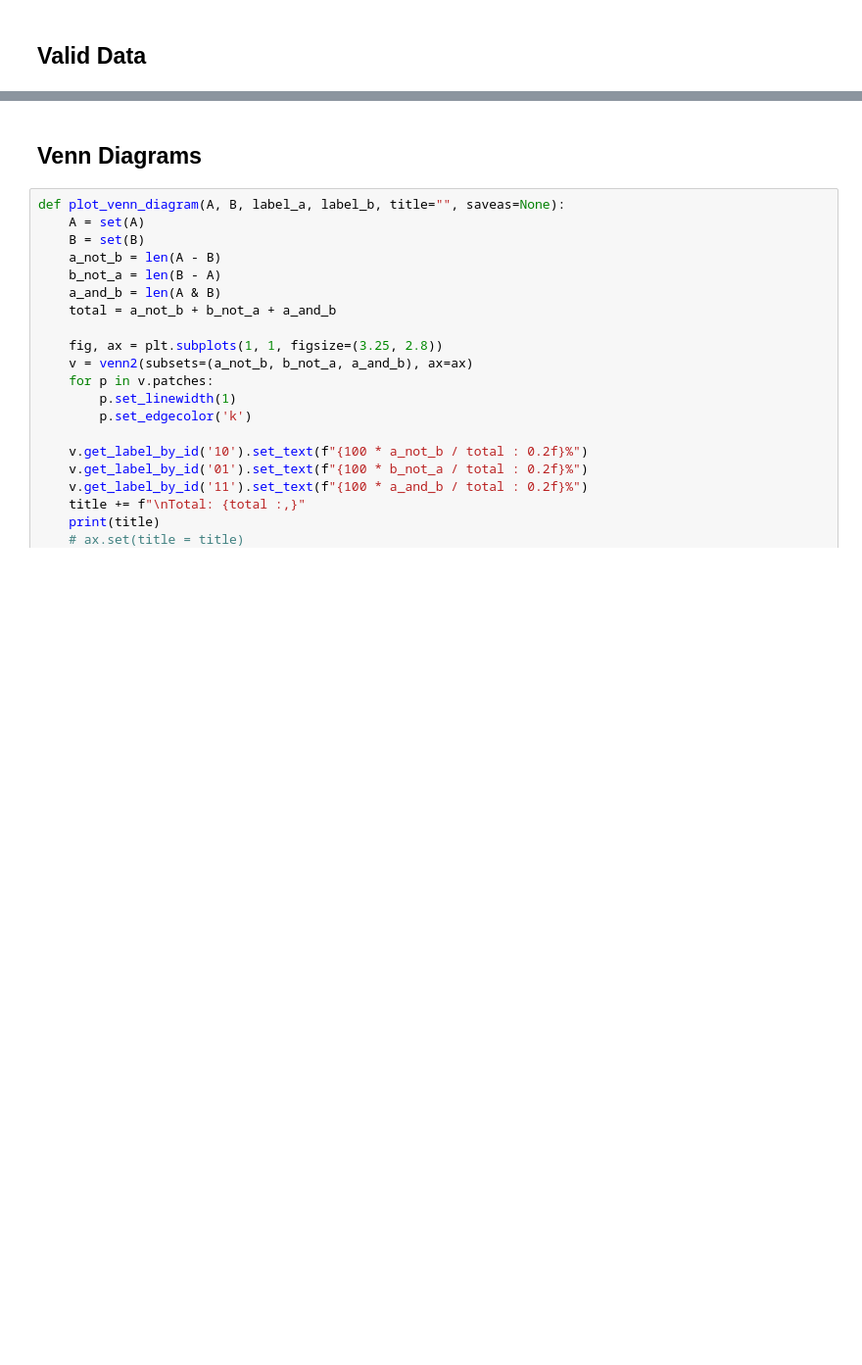
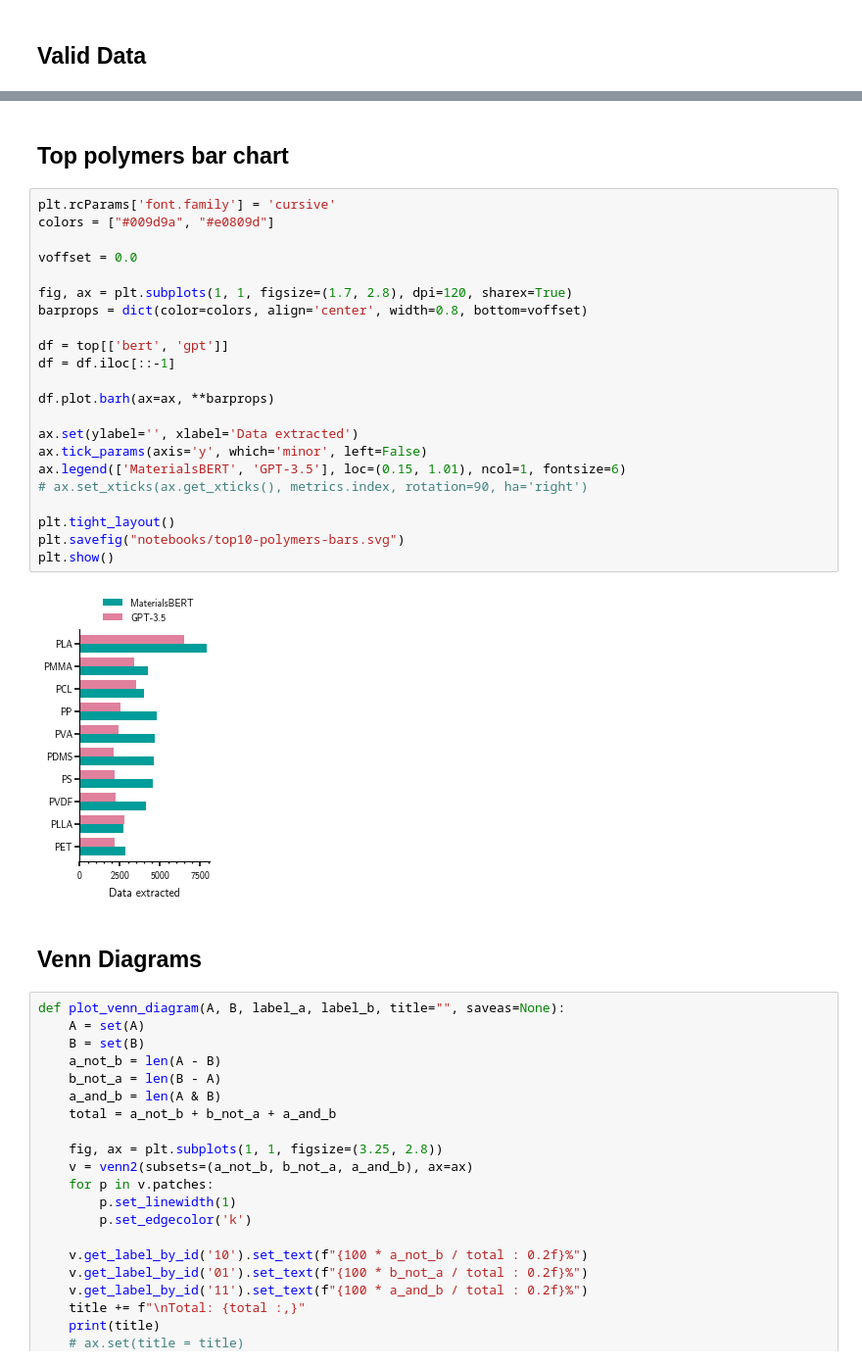
Before and after one commit to Ramprasad-Group/PromptDataExtraction, a Jupyter notebook: notebooks/GPT_vs_MBert.ipynb, the cells around one changed output, grey strips where cells are left out. Shown at 98% size. Saved outputs shown, nothing was run; the diff lists cells and outputs as text; blank space fills up the shorter version.

```diff
--- a/notebooks/GPT_vs_MBert.ipynb
+++ b/notebooks/GPT_vs_MBert.ipynb
@@ -163,3 +132,29 @@ dtype: object
+# %% [markdown]
+## Top polymers bar chart
+# %%
+plt.rcParams['font.family'] = 'cursive'
+colors = ["#009d9a", "#e0809d"]
+
+voffset = 0.0
+
+fig, ax = plt.subplots(1, 1, figsize=(1.7, 2.8), dpi=120, sharex=True)
+barprops = dict(color=colors, align='center', width=0.8, bottom=voffset)
+
+df = top[['bert', 'gpt']]
+df = df.iloc[::-1]
+
+df.plot.barh(ax=ax, **barprops)
+
+ax.set(ylabel='', xlabel='Data extracted')
+ax.tick_params(axis='y', which='minor', left=False)
+ax.legend(['MaterialsBERT', 'GPT-3.5'], loc=(0.15, 1.01), ncol=1, fontsize=6)
+# ax.set_xticks(ax.get_xticks(), metrics.index, rotation=90, ha='right')
+
+plt.tight_layout()
+plt.savefig("notebooks/top10-polymers-bars.svg")
+plt.show()
+# %% [output]
+[figure, added]
 # %% [markdown]
 ## Venn Diagrams
 # %%
```
Also changed, not shown: parts of 16 cells of this notebook, 3 other files.
